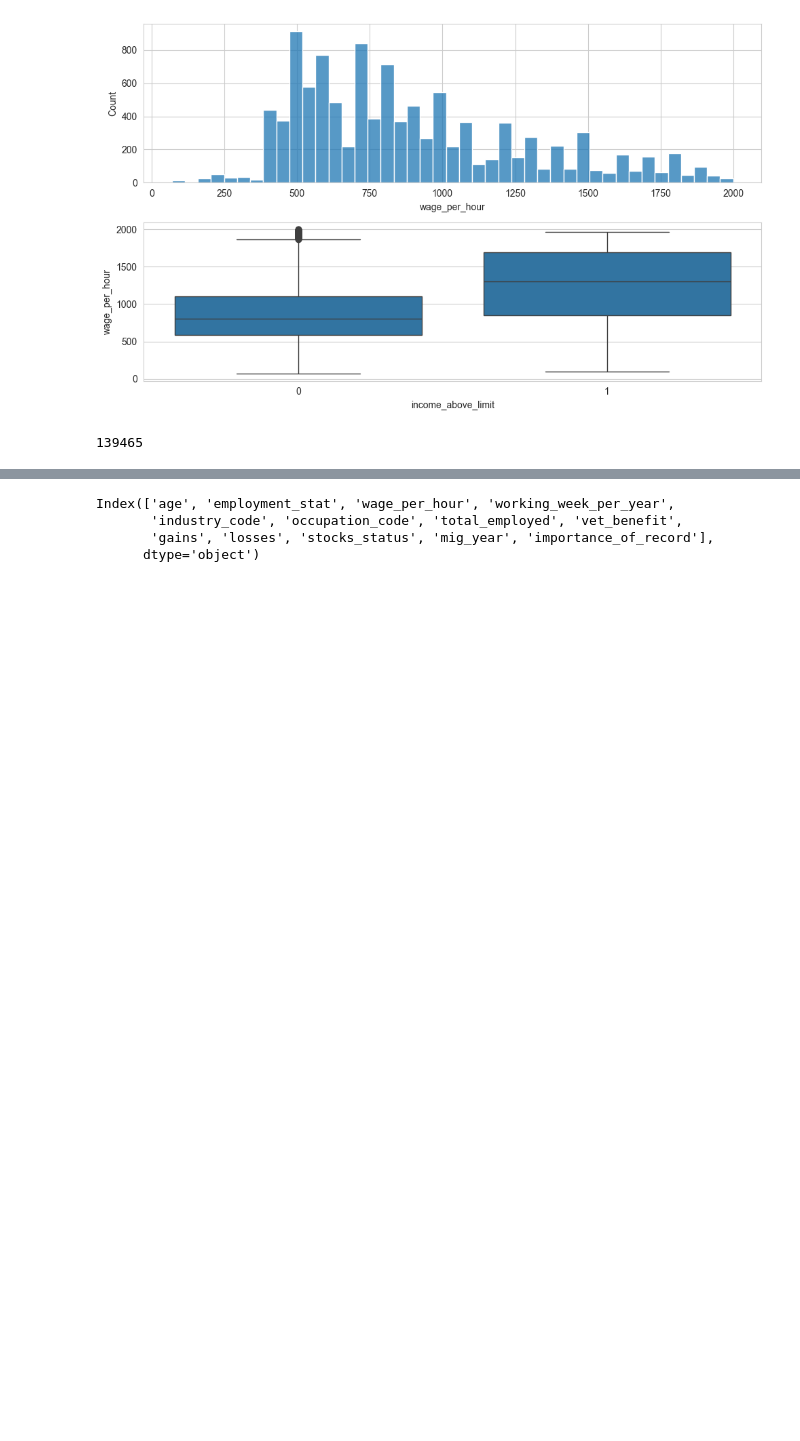
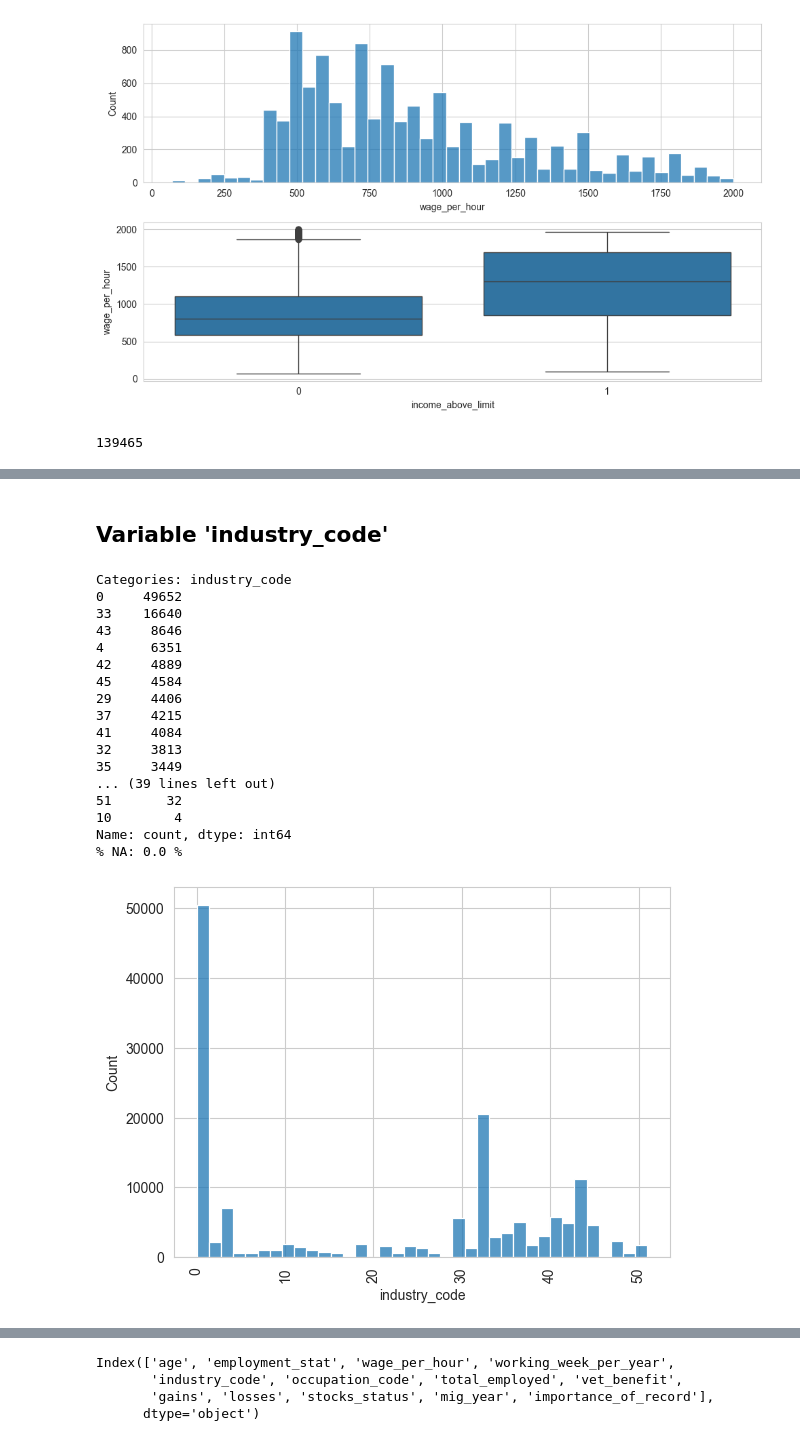
Before and after one commit to hanksnowdon/DataMiningProject, a Jupyter notebook: notebooks/01_EDA.ipynb, the cells around one changed output, grey strips where cells are left out. Drawn from its saved outputs; the diff is of its cells as text; code cells hidden in the pictures; blank space fills up the shorter version.

```diff
--- a/notebooks/01_EDA.ipynb
+++ b/notebooks/01_EDA.ipynb
@@ -371,0 +409,23 @@ num_col.append('wage_per_hour')
+# %% [markdown]
+## Variable 'industry_code'
+# %%
+cat_eda(data_18,'industry_code','income_above_limit',90)
+# %% [output]
+Categories: industry_code
+0     49652
+33    16640
+43     8646
+4      6351
+42     4889
+45     4584
+29     4406
+37     4215
+41     4084
+32     3813
+35     3449
+... (39 lines left out)
+51       32
+10        4
+Name: count, dtype: int64
+% NA: 0.0 %
+[figure, added]
```
Also changed, not shown: parts of 64 cells of this notebook.
